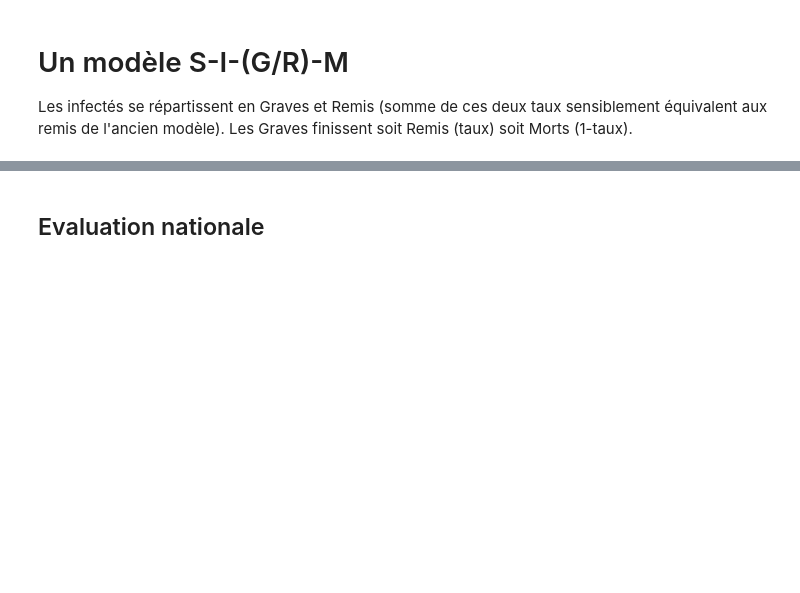
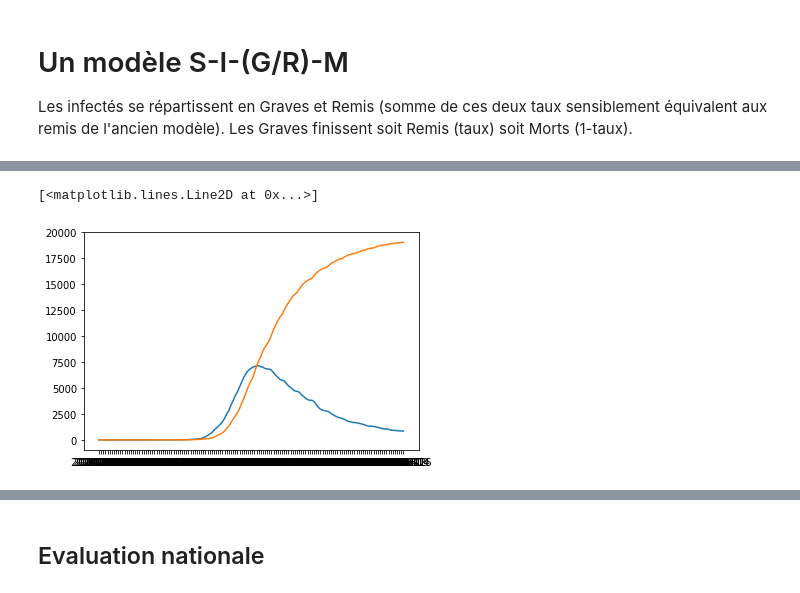
Before and after one commit to cristal-smac/covid, a Jupyter notebook: covid_simplifie.ipynb, the cells around one changed output, grey strips where cells are left out. Saved outputs shown, nothing was run; the diff lists cells and outputs as text; code cells hidden in the pictures; blank space fills up the shorter version.

```diff
--- a/covid_simplifie.ipynb
+++ b/covid_simplifie.ipynb
@@ -31,0 +32,6 @@ data_nat['reanimation'].tail(20).plot()
+# %%
+plt.plot(data_nat['reanimation'])
+plt.plot(data_nat['deces'])
+# %% [output]
+[<matplotlib.lines.Line2D at 0x...>]
+[figure, added]
```
Also changed, not shown: parts of 35 cells of this notebook, 9 other files.
